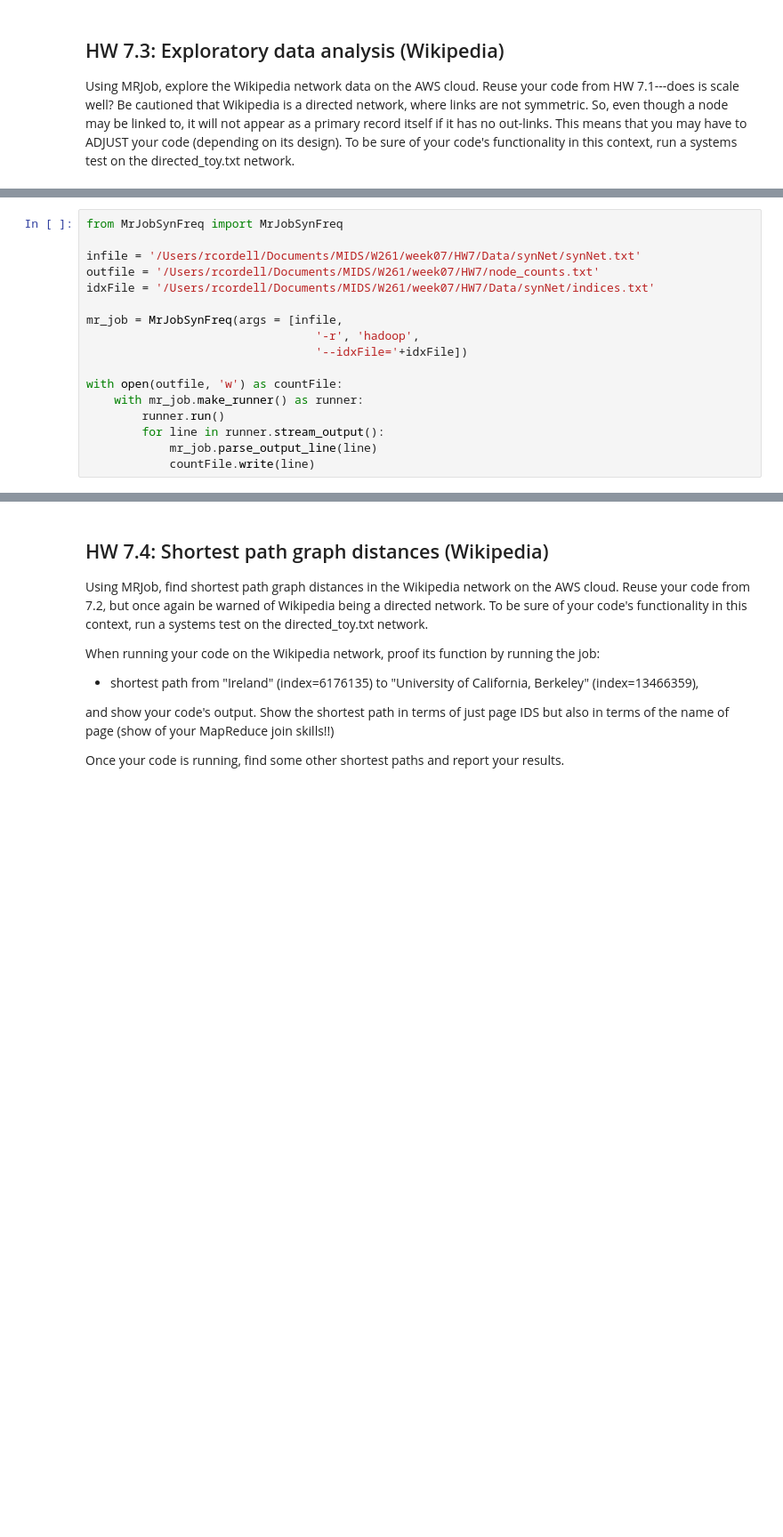
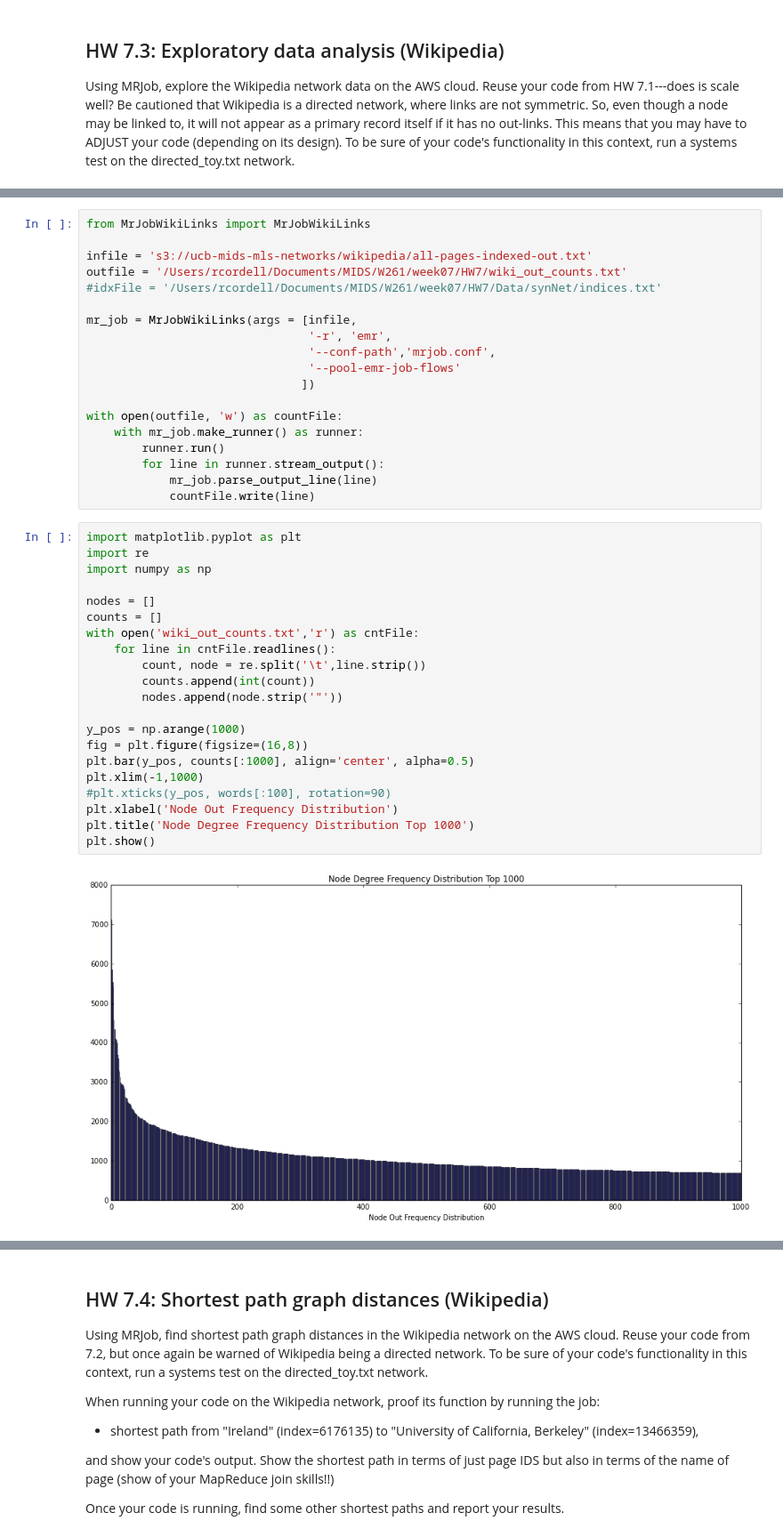
Before and after one commit to dunmireg/Week7, a Jupyter notebook: MIDS-W261-2016-HW7-Cordell.ipynb, the cells around one changed output, grey strips where cells are left out. Shown: that part at 89% size. Saved outputs shown, nothing was run; the diff lists cells and outputs as text; blank space fills up the shorter version.

```diff
--- a/MIDS-W261-2016-HW7-Cordell.ipynb
+++ b/MIDS-W261-2016-HW7-Cordell.ipynb
@@ -661,13 +653,15 @@ Writing MrJobSynFreq.py
 # %%
-from MrJobSynFreq import MrJobSynFreq
+from MrJobWikiLinks import MrJobWikiLinks
 
-infile = '/Users/rcordell/Documents/MIDS/W261/week07/HW7/Data/synNet/synNet.txt'
-outfile = '/Users/rcordell/Documents/MIDS/W261/week07/HW7/node_counts.txt'
-idxFile = '/Users/rcordell/Documents/MIDS/W261/week07/HW7/Data/synNet/indices.txt'
+infile = 's3://ucb-mids-mls-networks/wikipedia/all-pages-indexed-out.txt'
+outfile = '/Users/rcordell/Documents/MIDS/W261/week07/HW7/wiki_out_counts.txt'
+#idxFile = '/Users/rcordell/Documents/MIDS/W261/week07/HW7/Data/synNet/indices.txt'
 
-mr_job = MrJobSynFreq(args = [infile,
-                                 '-r', 'hadoop',
-                                 '--idxFile='+idxFile])
+mr_job = MrJobWikiLinks(args = [infile,
+                                '-r', 'emr',
+                                '--conf-path','mrjob.conf',
+                                '--pool-emr-job-flows'
+                               ])
 
 with open(outfile, 'w') as countFile:
     with mr_job.make_runner() as runner:
@@ -675,3 +669,26 @@ with open(outfile, 'w') as countFile:
         for line in runner.stream_output():
             mr_job.parse_output_line(line)
             countFile.write(line)
+# %%
+import matplotlib.pyplot as plt
+import re
+import numpy as np
+
+nodes = []
+counts = []
+with open('wiki_out_counts.txt','r') as cntFile:
+    for line in cntFile.readlines():
+        count, node = re.split('\t',line.strip())
+        counts.append(int(count))
+        nodes.append(node.strip('"'))
+
+y_pos = np.arange(1000)
+fig = plt.figure(figsize=(16,8))
+plt.bar(y_pos, counts[:1000], align='center', alpha=0.5)
+plt.xlim(-1,1000)
+#plt.xticks(y_pos, words[:100], rotation=90)
+plt.xlabel('Node Out Frequency Distribution')
+plt.title('Node Degree Frequency Distribution Top 1000')
+plt.show()
+# %% [output]
+[figure, added]
```
Also changed, not shown: parts of 4 cells of this notebook.
